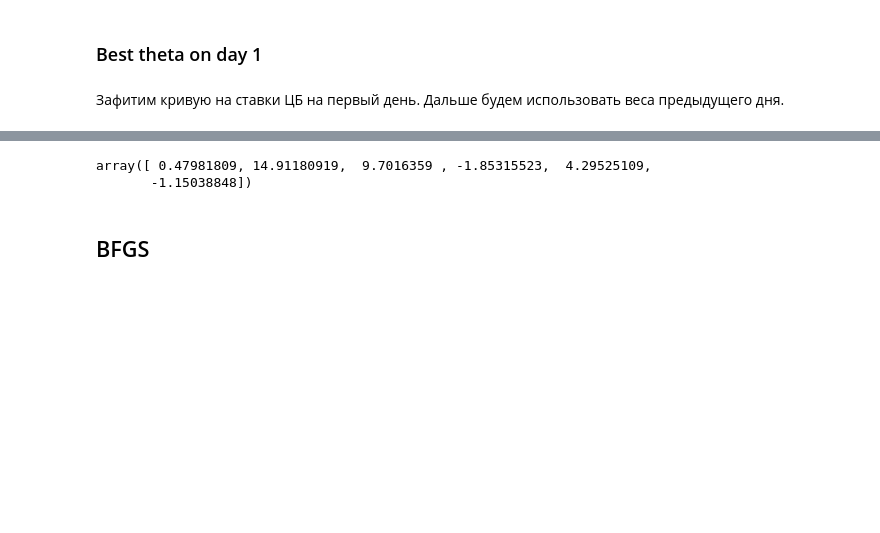
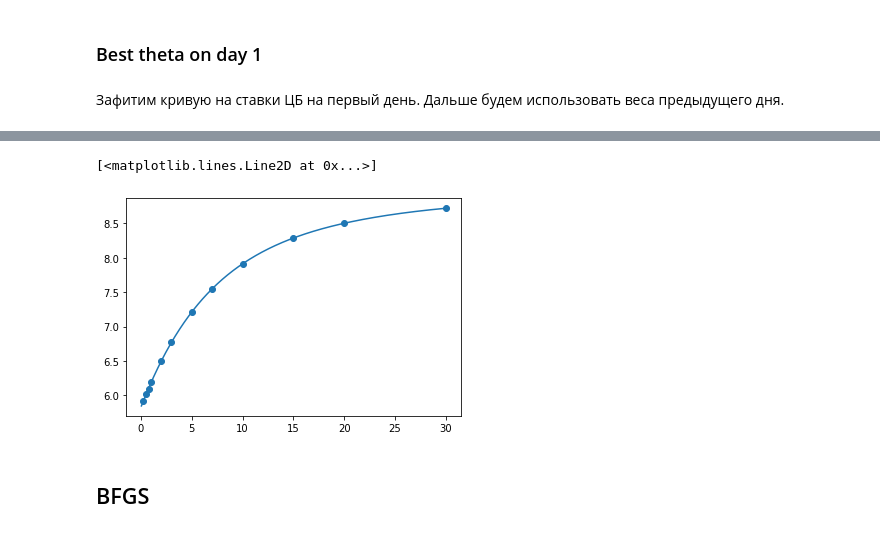
Before and after one commit to andrey-lukyanov/Comparing-numerical-methods-for-term-structure-fitting, a Jupyter notebook: New_calculation.ipynb, the cells around one changed output, grey strips where cells are left out. Drawn from its saved outputs; the diff is of its cells as text; code cells hidden in the pictures; blank space fills up the shorter version.

```diff
--- a/New_calculation.ipynb
+++ b/New_calculation.ipynb
@@ -15,10 +61,10 @@ import matplotlib.pyplot as plt
 Зафитим кривую на ставки ЦБ на первый день. Дальше будем использовать веса предыдущего дня.
 # %%
 cbr_maturities = np.array([0.25, 0.50, 0.75, 1.00, 2.00, 3.00, 5.00, 7.00, 10.00, 15.00, 20.00, 30.00])
-cbr_rates_301215 = np.array([9.05, 9.67, 10.01, 10.17, 10.14, 9.97, 9.78, 9.69, 9.56, 9.47, 9.43, 9.40])
+cbr_rates_060114 = np.array([5.92, 6.02, 6.10, 6.19, 6.50, 6.77, 7.21, 7.55, 7.91, 8.29, 8.50, 8.72])
 # %%
 def fit_curve(theta):
-    return ((cbr_rates_301215 - thesis_library.nss(cbr_maturities, theta))**2).sum()
+    return ((cbr_rates_060114 - nss(cbr_maturities, theta))**2).sum()
 # %%
 theta0 = np.array([10, 10, 10, 10, 10, 10])
 
@@ -32,8 +78,10 @@ Optimization terminated successfully.
-# %%
-best_theta.x
-# %% [output]
-array([ 0.47981809, 14.91180919,  9.7016359 , -1.85315523,  4.29525109,
-       -1.15038848])
+# %%
+m = np.linspace(0, 30, 600)
+plt.scatter(cbr_maturities, cbr_rates_060114)
+plt.plot(m, nss(m, best_theta.x))
+# %% [output]
+[<matplotlib.lines.Line2D at 0x...>]
+[figure, added]
 # %% [markdown]
 ## BFGS
 # %%
```
Also changed, not shown: parts of 77 cells of this notebook, 3 other files.
